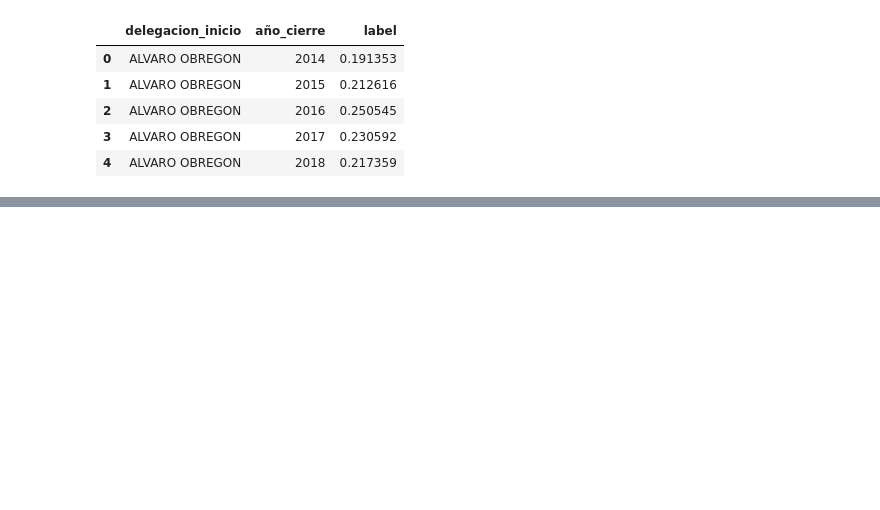
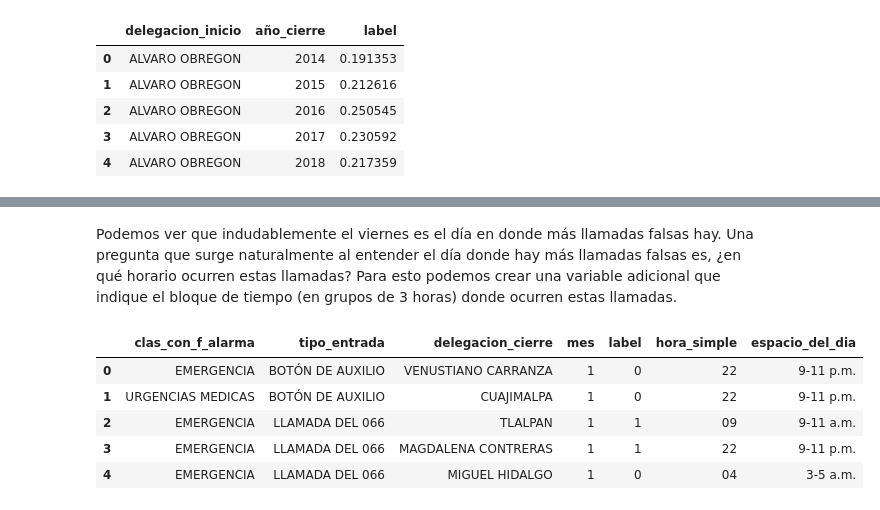
Before and after one commit to caroacostatovany/accidentes-viales-CDMX, a Jupyter notebook: notebooks/geda_pipeline.ipynb, the cells around one changed output, grey strips where cells are left out. Saved outputs shown, nothing was run; the diff lists cells and outputs as text; code cells hidden in the pictures; blank space fills up the shorter version.

```diff
--- a/notebooks/geda_pipeline.ipynb
+++ b/notebooks/geda_pipeline.ipynb
@@ -462,0 +322,12 @@ plt.show();
+# %% [markdown]
+Podemos ver que indudablemente el viernes es el día en donde más llamadas falsas hay. Una pregunta que surge naturalmente al entender el día donde hay más llamadas falsas es, ¿en qué horario ocurren estas llamadas? Para esto podemos crear una variable adicional que indique el bloque de tiempo (en grupos de 3 horas) donde ocurren estas llamadas.
+# %%
+#la variable se llama espacio_del_dia, y se ve así:
+data.iloc[:5,12:]
+# %% [output]
+|  | clas_con_f_alarma | tipo_entrada | delegacion_cierre | mes | label | hora_simple | espacio_del_dia |
+| 0 | EMERGENCIA | BOTÓN DE AUXILIO | VENUSTIANO CARRANZA | 1 | 0 | 22 | 9-11 p.m. |
+| 1 | URGENCIAS MEDICAS | BOTÓN DE AUXILIO | CUAJIMALPA | 1 | 0 | 22 | 9-11 p.m. |
+| 2 | EMERGENCIA | LLAMADA DEL 066 | TLALPAN | 1 | 1 | 09 | 9-11 a.m. |
+| 3 | EMERGENCIA | LLAMADA DEL 066 | MAGDALENA CONTRERAS | 1 | 1 | 22 | 9-11 p.m. |
+| 4 | EMERGENCIA | LLAMADA DEL 066 | MIGUEL HIDALGO | 1 | 0 | 04 | 3-5 a.m. |
```
Also changed, not shown: parts of 53 cells of this notebook.
